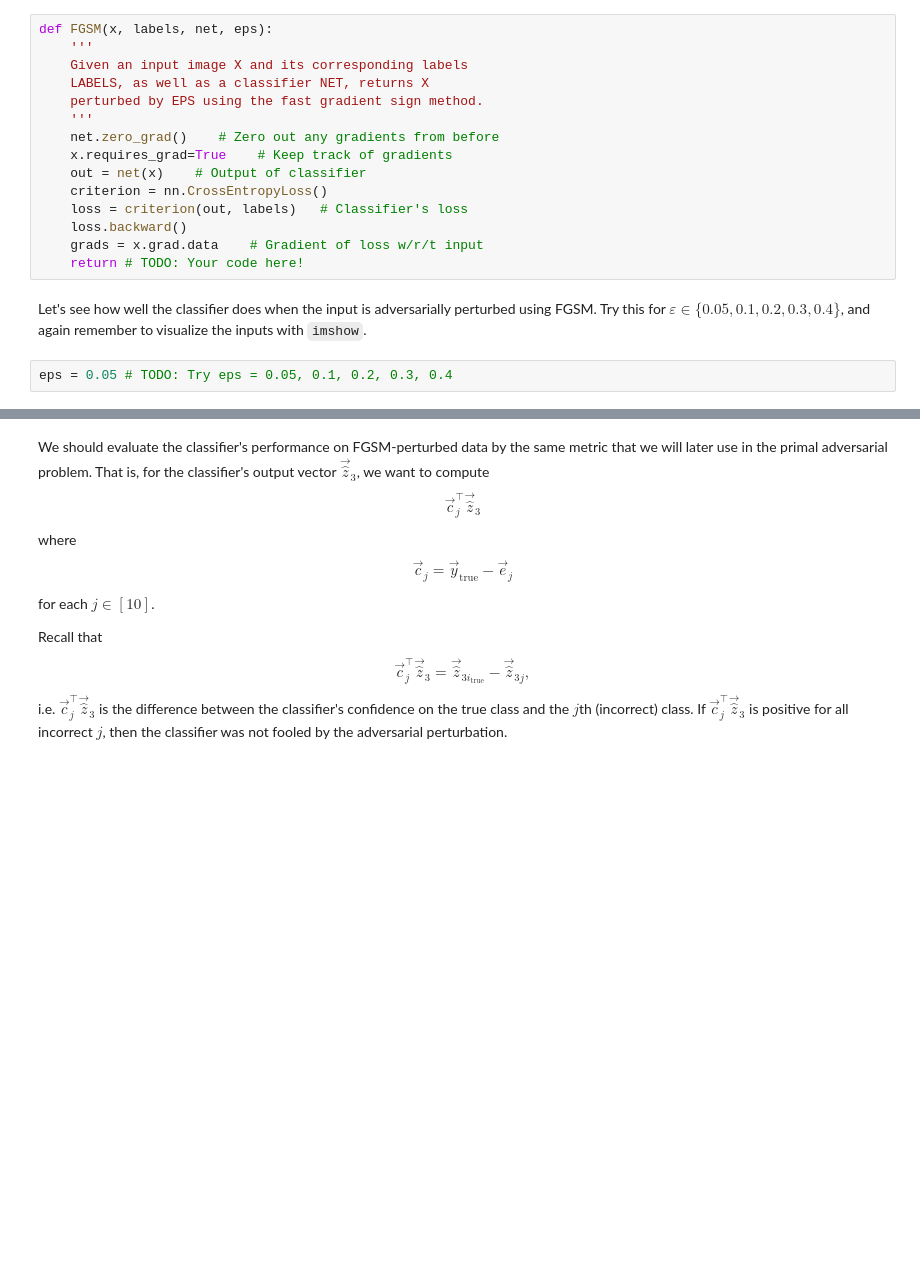
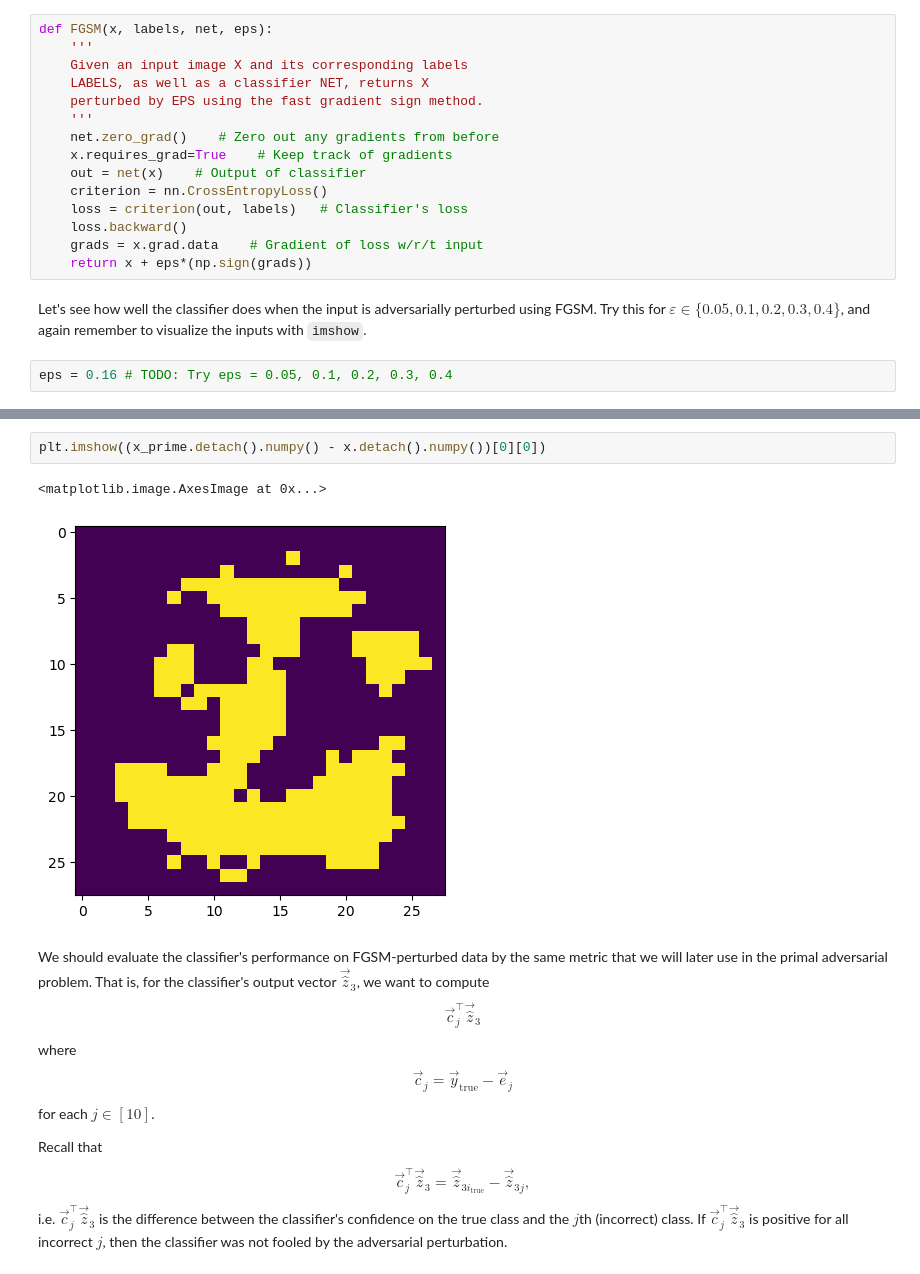
Before and after one commit to martinezdavid12/EECS127_AdversarialML, a Jupyter notebook: code/adversarial.ipynb, the cells around one changed output, grey strips where cells are left out. Drawn from its saved outputs; the diff is of its cells as text; blank space fills up the shorter version.

```diff
--- a/code/adversarial.ipynb
+++ b/code/adversarial.ipynb
@@ -188,11 +215,11 @@ def FGSM(x, labels, net, eps):
     loss = criterion(out, labels)   # Classifier's loss
     loss.backward()
     grads = x.grad.data    # Gradient of loss w/r/t input
-    return # TODO: Your code here!
+    return x + eps*(np.sign(grads))
 # %% [markdown]
 Let's see how well the classifier does when the input is adversarially perturbed using FGSM. Try this for $\varepsilon\in\{0.05, 0.1,0.2,0.3, 0.4\}$, and again remember to visualize the inputs with `imshow`.
 # %%
-eps = 0.05 # TODO: Try eps = 0.05, 0.1, 0.2, 0.3, 0.4
+eps = 0.16 # TODO: Try eps = 0.05, 0.1, 0.2, 0.3, 0.4
 # %%
 # We are using the same sample input x as before.
 x.requires_grad = True
@@ -205,3 +237,8 @@ print('Classifier prediction:', torch.argmax(out).item())
+# %%
+plt.imshow((x_prime.detach().numpy() - x.detach().numpy())[0][0])
+# %% [output]
+<matplotlib.image.AxesImage at 0x...>
+[figure, added]
 # %% [markdown]
 We should evaluate the classifier's performance on FGSM-perturbed data by the same metric that we will later use in the primal adversarial problem. That is, for the classifier's output vector $\vec{\hat{z}}_3$, we want to compute
 $$
```
Also changed, not shown: parts of 10 cells of this notebook, 20 other files.
